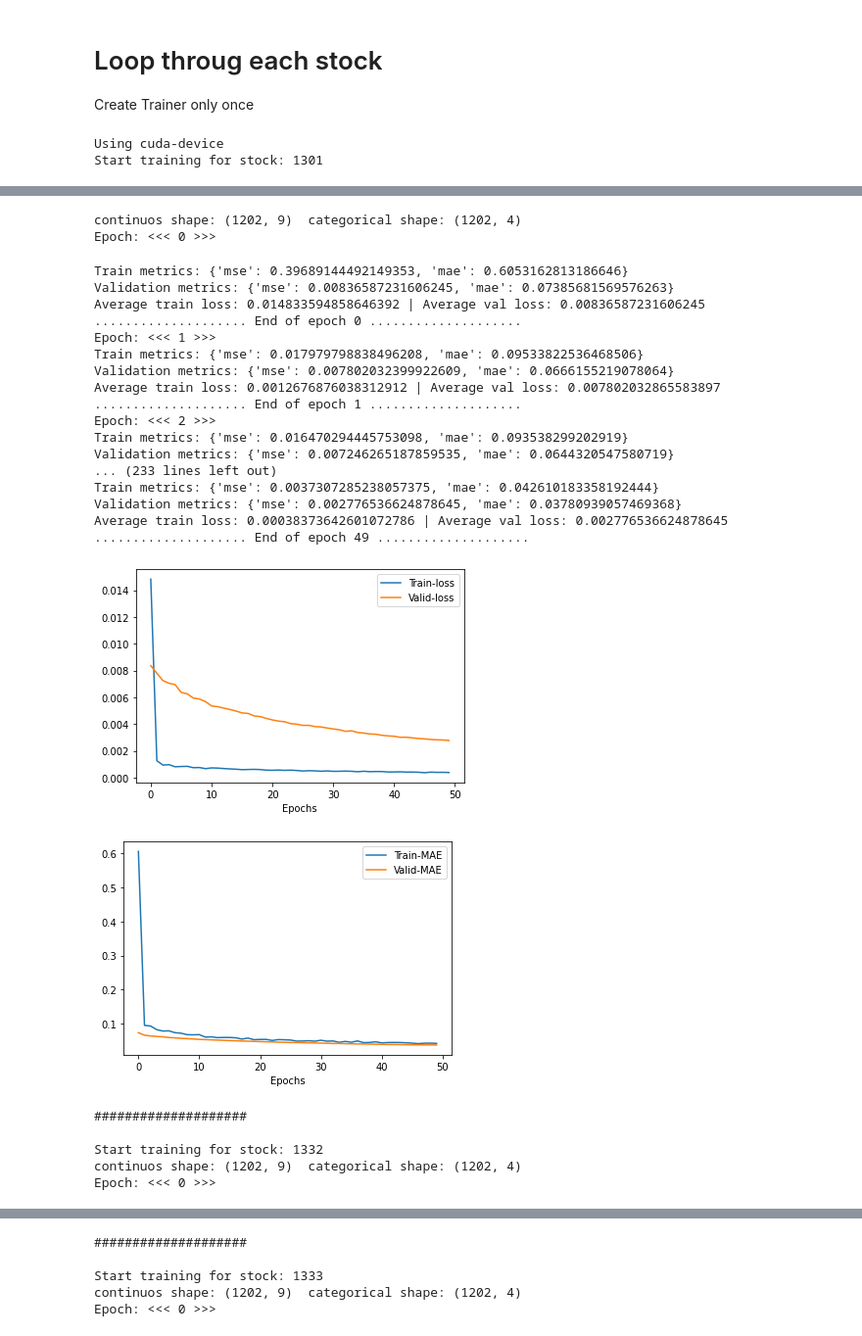
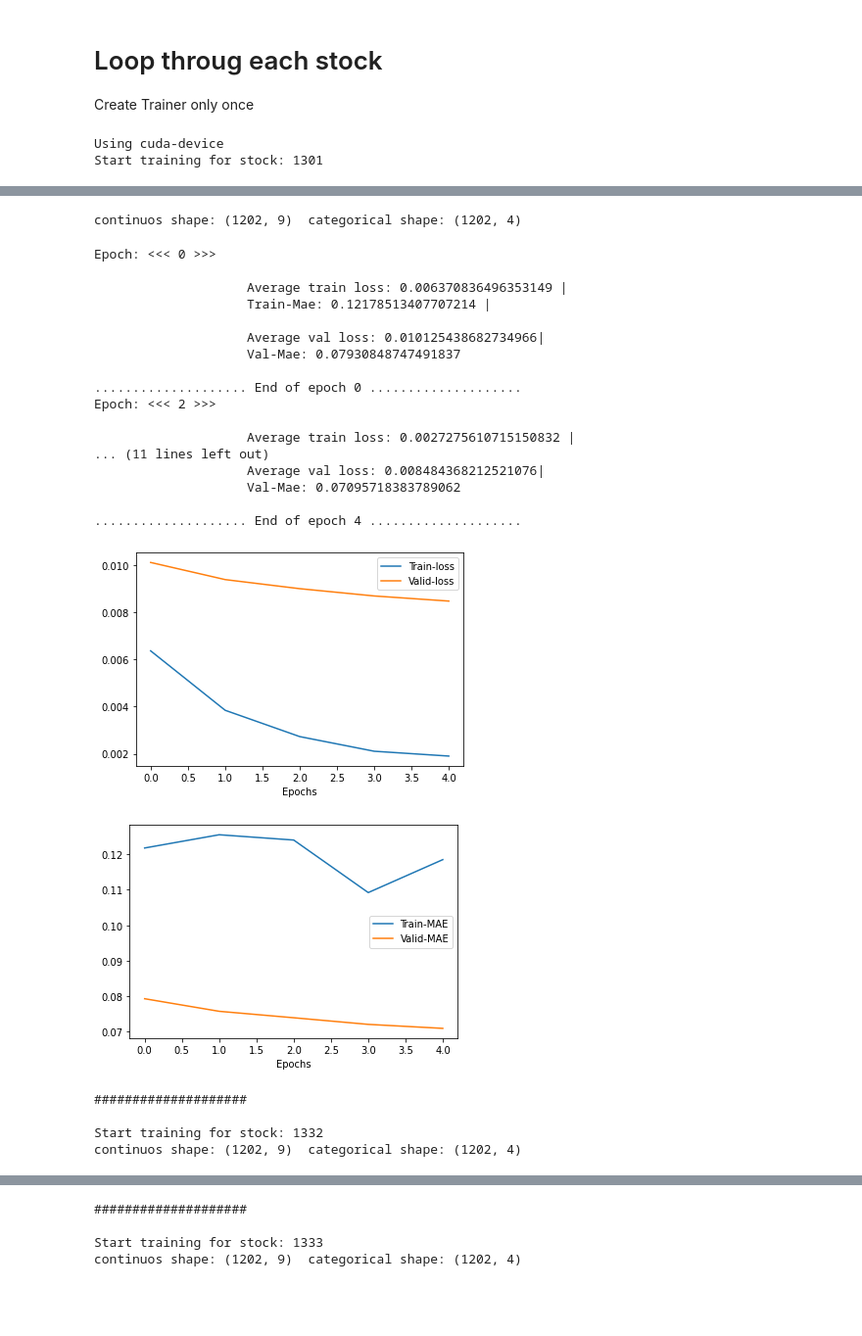
Before and after one commit to gilberto-BE/TokyoStockEx, a Jupyter notebook: notebooks/ML ALL STOCKS.ipynb, the cells around one changed output, grey strips where cells are left out. Shown at 98% size. Drawn from its saved outputs; the diff is of its cells as text; code cells hidden in the pictures; blank space fills up the shorter version.

```diff
--- a/notebooks/ML ALL STOCKS.ipynb
+++ b/notebooks/ML ALL STOCKS.ipynb
@@ -102,7 +102,7 @@ model = NeuralNetwork(
     emb_dim=EMBEDDING_DIM,
     n_blocks=4,
     n_stacks=2,
-    dropout=0.1
+    dropout=0.3
 )
 
 print(model)
@@ -133,12 +133,12 @@ stocks = train_df['SecuritiesCode'].unique()
 count = 0
 BATCH_SIZE = 512
 
-trainer = Trainer(model, optimizer_name='rmsprop', lr=1.3333e-5)
+trainer = Trainer(model, optimizer_name='rmsprop', lr=1.3333e-6)
 torch.autograd.set_detect_anomaly(True)
 
 for s in stocks:
     train_loader, val_dataloader = None, None
-    if count > 50:
+    if count > 60:
         break
     print(f'Start training for stock: {s}')
 
@@ -148,57 +148,57 @@ for s in stocks:
     trainer.fit_epochs(
         train_dataloader,
         val_dataloader,
         use_cyclic_lr=True,
         x_cat=True,
-        epochs=50
+        epochs=5
     )
     print('#' * 20)
     print()
     count += 1
+
+trainer.save_model(model)
 # %% [output]
 Using cuda-device
 Start training for stock: 1301
 A value is trying to be set on a copy of a slice from a DataFrame.
 Try using .loc[row_indexer,col_indexer] = value instead
 
 See the caveats in the documentation: https://pandas.pydata.org/pandas-docs/stable/user_guide/indexing.html#returning-a-view-versus-a-copy
   cat.loc[:, ['RowId']] = txt_transfom.transform()
 A value is trying to be set on a copy of a slice from a DataFrame.
 Try using .loc[row_indexer,col_indexer] = value instead
 
 See the caveats in the documentation: https://pandas.pydata.org/pandas-docs/stable/user_guide/indexing.html#returning-a-view-versus-a-copy
   df['Volume'] = df['Volume'].astype(float)
 A value is trying to be set on a copy of a slice from a DataFrame.
 Try using .loc[row_indexer,col_indexer] = value instead
 
 See the caveats in the documentation: https://pandas.pydata.org/pandas-docs/stable/user_guide/indexing.html#returning-a-view-versus-a-copy
   df['Volume'] = df['Volume'].astype(float)
 continuos shape: (1202, 9)  categorical shape: (1202, 4)
-Epoch: <<< 0 >>>
-Train metrics: {'mse': 0.39689144492149353, 'mae': 0.6053162813186646}
-Validation metrics: {'mse': 0.00836587231606245, 'mae': 0.07385681569576263}
-Average train loss: 0.014833594858646392 | Average val loss: 0.00836587231606245
+Epoch: <<< 0 >>>
+
+                    Average train loss: 0.006370836496353149 |
+                    Train-Mae: 0.12178513407707214 |
+
+                    Average val loss: 0.010125438682734966|
+                    Val-Mae: 0.07930848747491837
+
 .................... End of epoch 0 ....................
-Epoch: <<< 1 >>>
-Train metrics: {'mse': 0.017979798838496208, 'mae': 0.09533822536468506}
-Validation metrics: {'mse': 0.007802032399922609, 'mae': 0.0666155219078064}
-Average train loss: 0.0012676876038312912 | Average val loss: 0.007802032865583897
-.................... End of epoch 1 ....................
 Epoch: <<< 2 >>>
-Train metrics: {'mse': 0.016470294445753098, 'mae': 0.093538299202919}
-Validation metrics: {'mse': 0.007246265187859535, 'mae': 0.0644320547580719}
-... (233 lines left out)
-Train metrics: {'mse': 0.0037307285238057375, 'mae': 0.042610183358192444}
-Validation metrics: {'mse': 0.002776536624878645, 'mae': 0.03780939057469368}
-Average train loss: 0.00038373642601072786 | Average val loss: 0.002776536624878645
-.................... End of epoch 49 ....................
+
+                    Average train loss: 0.0027275610715150832 |
+... (11 lines left out)
+                    Average val loss: 0.008484368212521076|
+                    Val-Mae: 0.07095718383789062
+
+.................... End of epoch 4 ....................
-[figure, old version]
+[figure, new version]
-[figure, old version]
+[figure, new version]
 ####################
 
 Start training for stock: 1332
 continuos shape: (1202, 9)  categorical shape: (1202, 4)
-Epoch: <<< 0 >>>
 A value is trying to be set on a copy of a slice from a DataFrame.
 Try using .loc[row_indexer,col_indexer] = value instead
 
@@ -237,4 +237,3 @@ Average train loss: 0.00025422314647585156 | Average val loss: 0.003474158933386
 
 Start training for stock: 1333
 continuos shape: (1202, 9)  categorical shape: (1202, 4)
-Epoch: <<< 0 >>>
```
Also changed, not shown: parts of 2 cells of this notebook, 5 other files.
